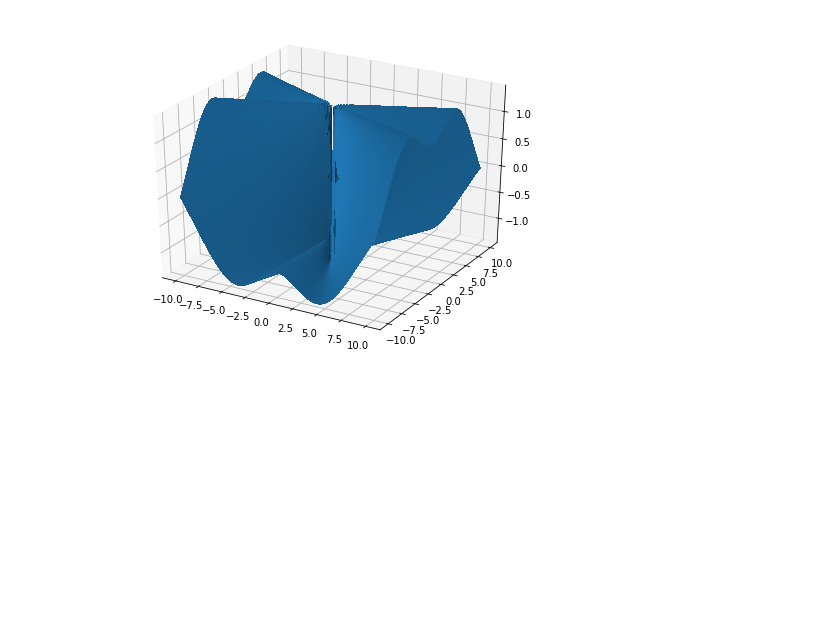
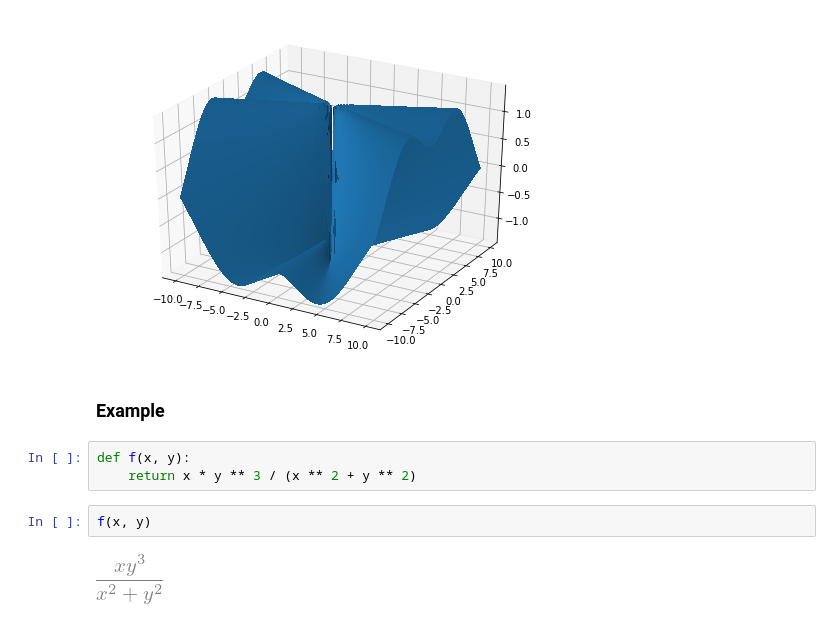
Before and after one commit to apefind/math, a Jupyter notebook: jupyter/calculus/multivariable_calculus.ipynb, the cells around one changed output. Saved outputs shown, nothing was run; the diff lists cells and outputs as text; blank space fills up the shorter version.

```diff
--- a/jupyter/calculus/multivariable_calculus.ipynb
+++ b/jupyter/calculus/multivariable_calculus.ipynb
@@ -61,3 +61,12 @@ plot_mapping(lambdify((x, y), u.diff(y).diff(x), modules='numpy'),
              s=s)
 # %% [output]
 [figure]
+# %% [markdown]
+### Example
+# %%
+def f(x, y):
+    return x * y ** 3 / (x ** 2 + y ** 2)
+# %%
+f(x, y)
+# %% [output]
+[figure, added]
```
Also changed, not shown: parts of 8 cells of this notebook, 3 other files.
